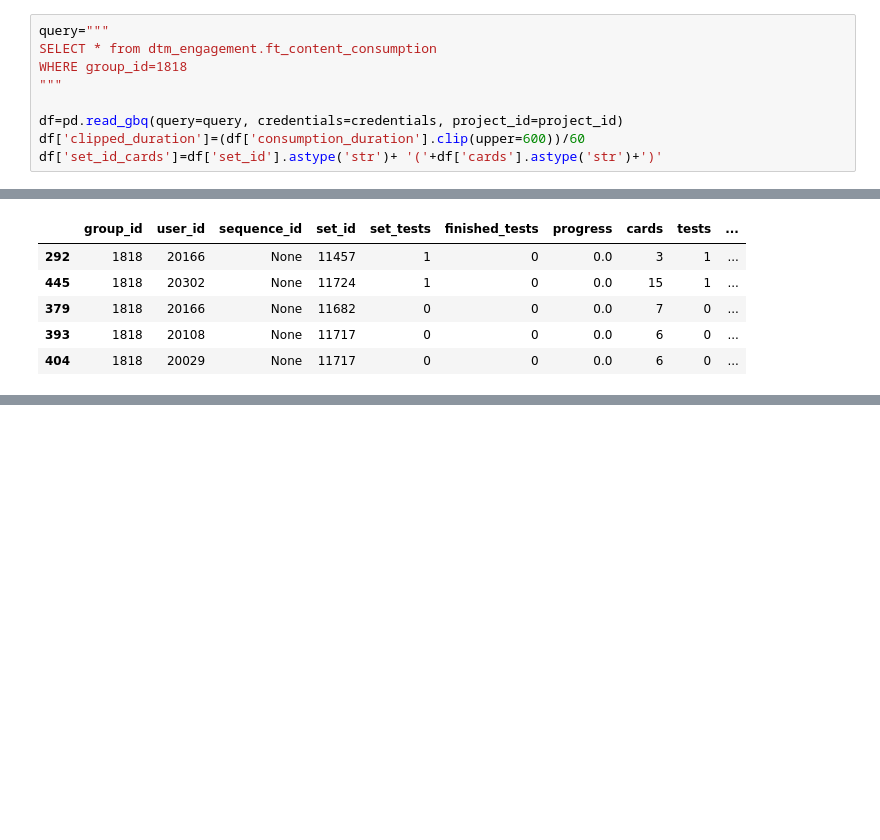
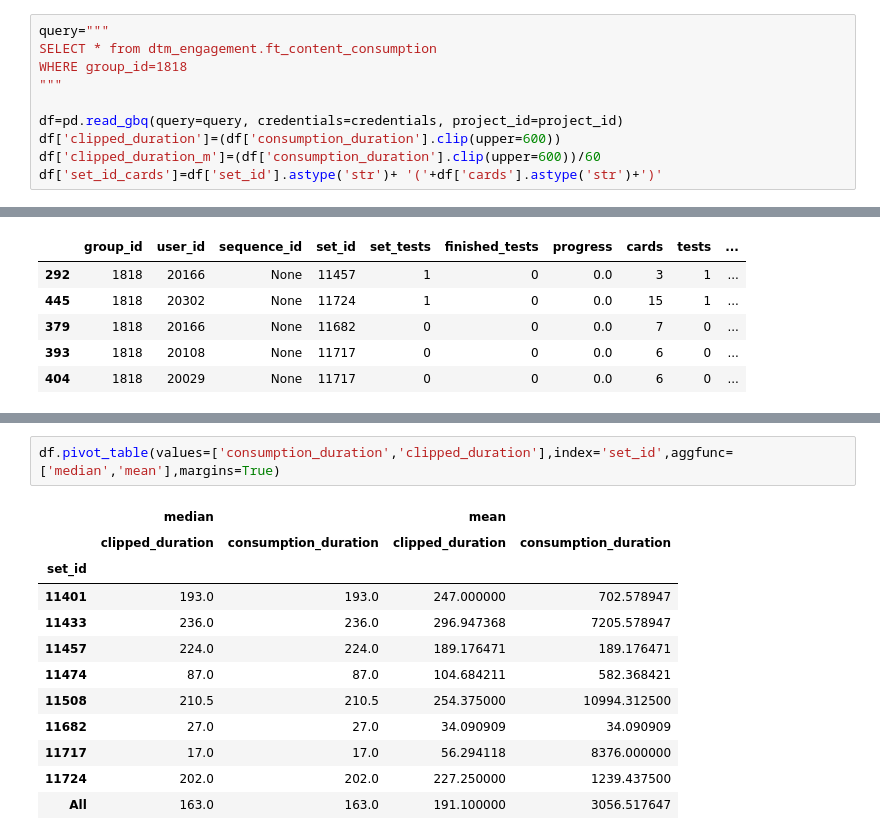
Before and after one commit to byhumane/talentcards, a Jupyter notebook: notebooks/3.2_Descriptive statistics on consumption duration by set.ipynb, the cells around one changed output, grey strips where cells are left out. Drawn from its saved outputs; the diff is of its cells as text; blank space fills up the shorter version.

Commit message:
calculate median consumption_duration

```diff
--- a/notebooks/3.2_Descriptive statistics on consumption duration by set.ipynb
+++ b/notebooks/3.2_Descriptive statistics on consumption duration by set.ipynb
@@ -31,7 +31,8 @@ WHERE group_id=1818
 """
 
 df=pd.read_gbq(query=query, credentials=credentials, project_id=project_id)
-df['clipped_duration']=(df['consumption_duration'].clip(upper=600))/60
+df['clipped_duration']=(df['consumption_duration'].clip(upper=600))
+df['clipped_duration_m']=(df['consumption_duration'].clip(upper=600))/60
 df['set_id_cards']=df['set_id'].astype('str')+ '('+df['cards'].astype('str')+')'
 # %%
 df.sample(5)
@@ -62,3 +63,18 @@ sns.displot(data=df.sort_values(by='set_id'),col='set_id_cards',x='clipped_durat
 # %% [output]
 <seaborn.axisgrid.FacetGrid at 0x...>
 [figure]
+# %%
+df.pivot_table(values=['consumption_duration','clipped_duration'],index='set_id',aggfunc=['median','mean'],margins=True)
+# %% [output]
+|  | median |  | mean |  |
+|  | clipped_duration | consumption_duration | clipped_duration | consumption_duration |
+| set_id |  |  |  |  |
+| 11401 | 193.0 | 193.0 | 247.000000 | 702.578947 |
+| 11433 | 236.0 | 236.0 | 296.947368 | 7205.578947 |
+| 11457 | 224.0 | 224.0 | 189.176471 | 189.176471 |
+| 11474 | 87.0 | 87.0 | 104.684211 | 582.368421 |
+| 11508 | 210.5 | 210.5 | 254.375000 | 10994.312500 |
+| 11682 | 27.0 | 27.0 | 34.090909 | 34.090909 |
+| 11717 | 17.0 | 17.0 | 56.294118 | 8376.000000 |
+| 11724 | 202.0 | 202.0 | 227.250000 | 1239.437500 |
+| All | 163.0 | 163.0 | 191.100000 | 3056.517647 |
```
Also changed, not shown: parts of 4 cells of this notebook.
